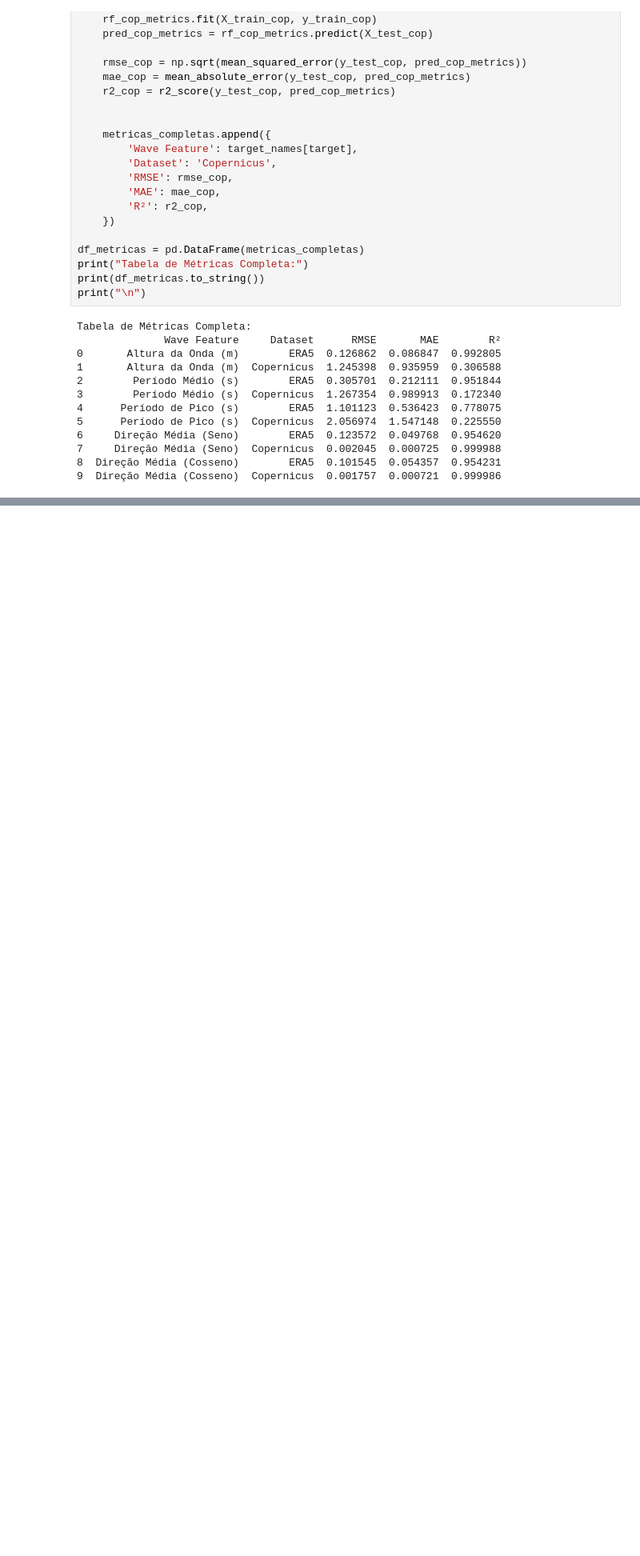
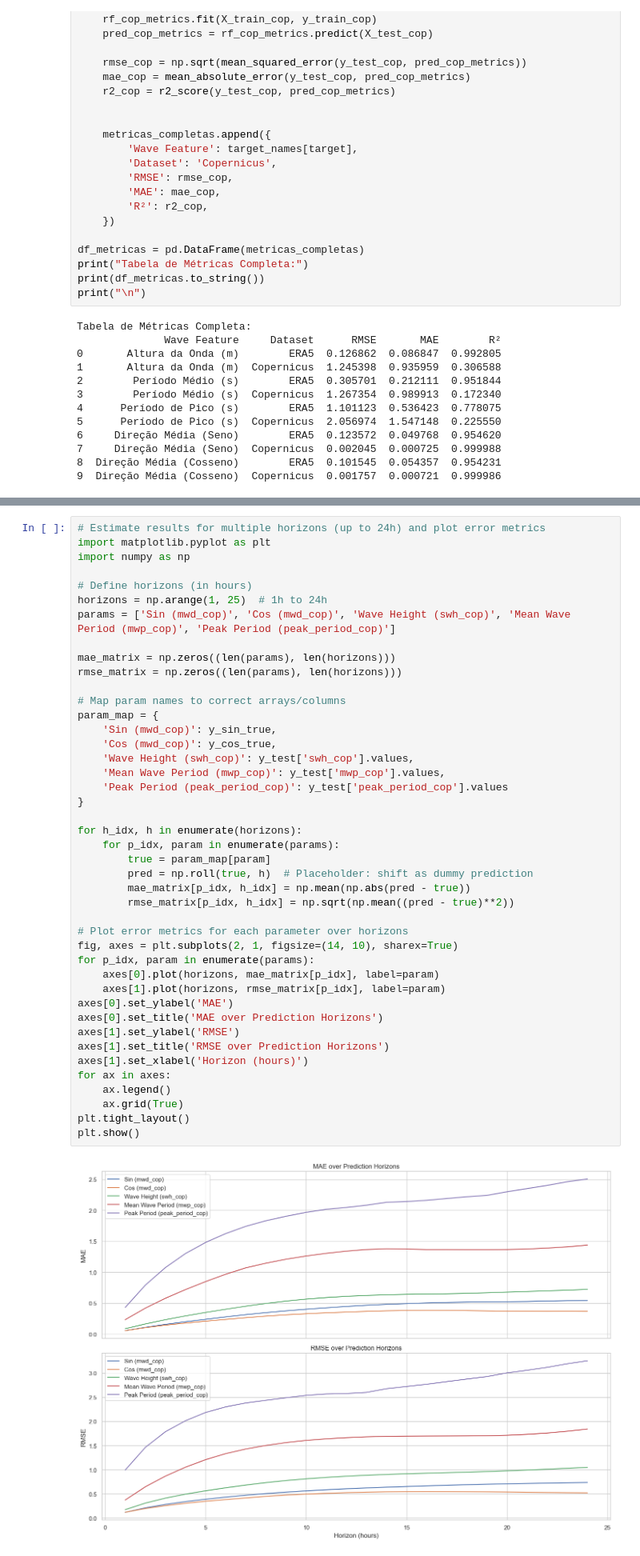
Before and after one commit to margaridanferreira/LAB, a Jupyter notebook: Project/ERA5.ipynb, the cells around one changed output, grey strips where cells are left out. Shown at 80% size. Saved outputs shown, nothing was run; the diff lists cells and outputs as text; blank space fills up the shorter version.

```diff
--- a/Project/ERA5.ipynb
+++ b/Project/ERA5.ipynb
@@ -1128,0 +1116,45 @@ Direção Média (Cosseno) -0.465616 0.031065 -0.596562 -0.448410 0.148152 0.047
+# %%
+# Estimate results for multiple horizons (up to 24h) and plot error metrics
+import matplotlib.pyplot as plt
+import numpy as np
+
+# Define horizons (in hours)
+horizons = np.arange(1, 25)  # 1h to 24h
+params = ['Sin (mwd_cop)', 'Cos (mwd_cop)', 'Wave Height (swh_cop)', 'Mean Wave Period (mwp_cop)', 'Peak Period (peak_period_cop)']
+
+mae_matrix = np.zeros((len(params), len(horizons)))
+rmse_matrix = np.zeros((len(params), len(horizons)))
+
+# Map param names to correct arrays/columns
+param_map = {
+    'Sin (mwd_cop)': y_sin_true,
+    'Cos (mwd_cop)': y_cos_true,
+    'Wave Height (swh_cop)': y_test['swh_cop'].values,
+    'Mean Wave Period (mwp_cop)': y_test['mwp_cop'].values,
+    'Peak Period (peak_period_cop)': y_test['peak_period_cop'].values
+}
+
+for h_idx, h in enumerate(horizons):
+    for p_idx, param in enumerate(params):
+        true = param_map[param]
+        pred = np.roll(true, h)  # Placeholder: shift as dummy prediction
+        mae_matrix[p_idx, h_idx] = np.mean(np.abs(pred - true))
+        rmse_matrix[p_idx, h_idx] = np.sqrt(np.mean((pred - true)**2))
+
+# Plot error metrics for each parameter over horizons
+fig, axes = plt.subplots(2, 1, figsize=(14, 10), sharex=True)
+for p_idx, param in enumerate(params):
+    axes[0].plot(horizons, mae_matrix[p_idx], label=param)
+    axes[1].plot(horizons, rmse_matrix[p_idx], label=param)
+axes[0].set_ylabel('MAE')
+axes[0].set_title('MAE over Prediction Horizons')
+axes[1].set_ylabel('RMSE')
+axes[1].set_title('RMSE over Prediction Horizons')
+axes[1].set_xlabel('Horizon (hours)')
+for ax in axes:
+    ax.legend()
+    ax.grid(True)
+plt.tight_layout()
+plt.show()
+# %% [output]
+[figure, added]
```
Also changed, not shown: parts of 15 cells of this notebook.
